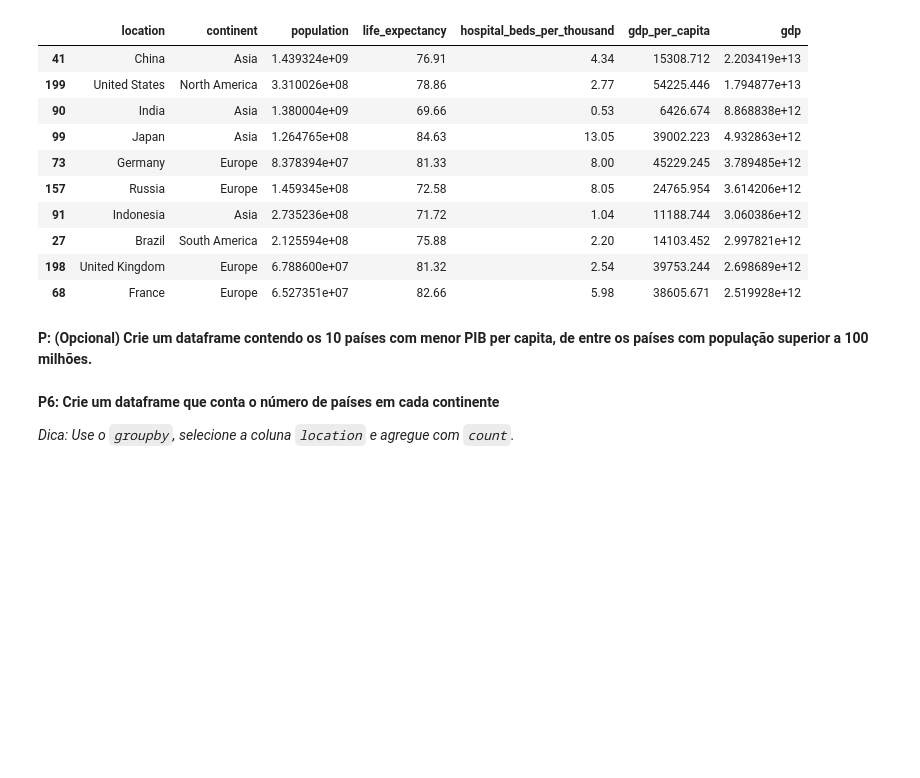
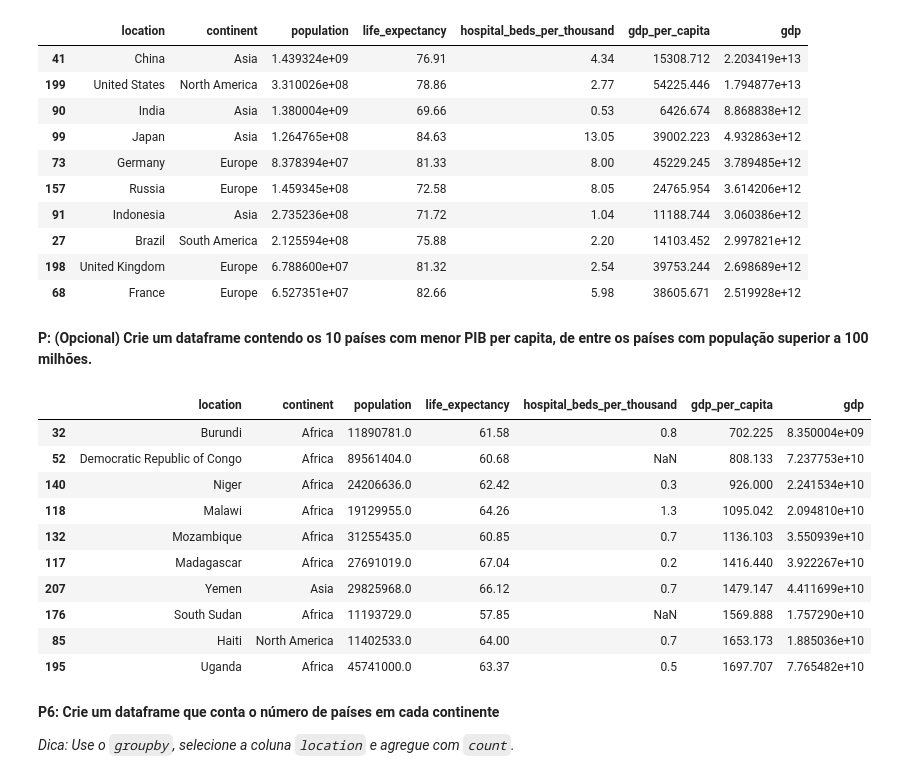
Before and after one commit to klysman08/pcd-ips, a Jupyter notebook: Exercicio Aula 5 - Análise de Dados com Pandas.ipynb, the cells around one changed output. Cells and saved outputs as stored; diff of their text form; code cells hidden in the pictures; blank space fills up the shorter version.

```diff
--- a/Exercicio Aula 5 - Análise de Dados com Pandas.ipynb
+++ b/Exercicio Aula 5 - Análise de Dados com Pandas.ipynb
@@ -123,6 +123,21 @@ countries_df.sort_values('gdp',ascending=False).head(10)
 | 68 | France | Europe | 6.527351e+07 | 82.66 | 5.98 | 38605.671 | 2.519928e+12 |
 # %% [markdown]
 **P: (Opcional) Crie um dataframe contendo os 10 países com menor PIB per capita, de entre os países com população superior a 100 milhões.**
+# %%
+lower_gdp = countries_df.copy()[countries_df.population > 10000000].sort_values('gdp_per_capita',ascending=True).head(10)
+lower_gdp
+# %% [output]
+|  | location | continent | population | life_expectancy | hospital_beds_per_thousand | gdp_per_capita | gdp |
+| 32 | Burundi | Africa | 11890781.0 | 61.58 | 0.8 | 702.225 | 8.350004e+09 |
+| 52 | Democratic Republic of Congo | Africa | 89561404.0 | 60.68 | NaN | 808.133 | 7.237753e+10 |
+| 140 | Niger | Africa | 24206636.0 | 62.42 | 0.3 | 926.000 | 2.241534e+10 |
+| 118 | Malawi | Africa | 19129955.0 | 64.26 | 1.3 | 1095.042 | 2.094810e+10 |
+| 132 | Mozambique | Africa | 31255435.0 | 60.85 | 0.7 | 1136.103 | 3.550939e+10 |
+| 117 | Madagascar | Africa | 27691019.0 | 67.04 | 0.2 | 1416.440 | 3.922267e+10 |
+| 207 | Yemen | Asia | 29825968.0 | 66.12 | 0.7 | 1479.147 | 4.411699e+10 |
+| 176 | South Sudan | Africa | 11193729.0 | 57.85 | NaN | 1569.888 | 1.757290e+10 |
+| 85 | Haiti | North America | 11402533.0 | 64.00 | 0.7 | 1653.173 | 1.885036e+10 |
+| 195 | Uganda | Africa | 45741000.0 | 63.37 | 0.5 | 1697.707 | 7.765482e+10 |
 # %% [markdown]
 **P6: Crie um dataframe que conta o número de países em cada continente**
 
```
Also changed, not shown: parts of 30 cells of this notebook, 1 other file.
